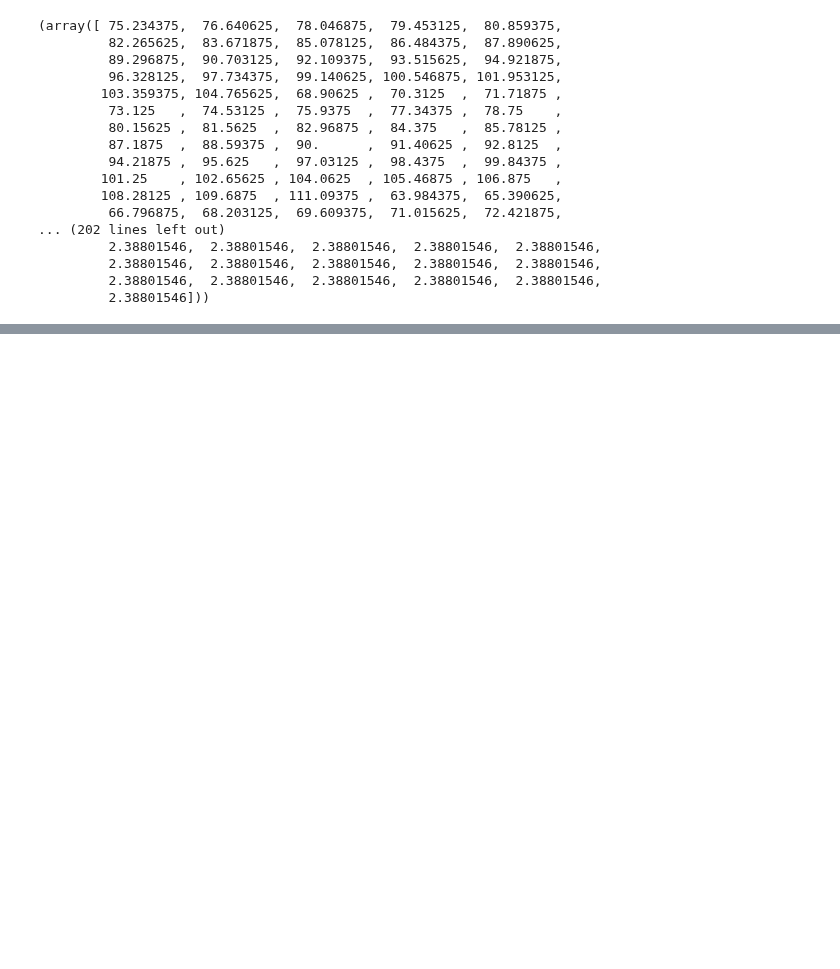
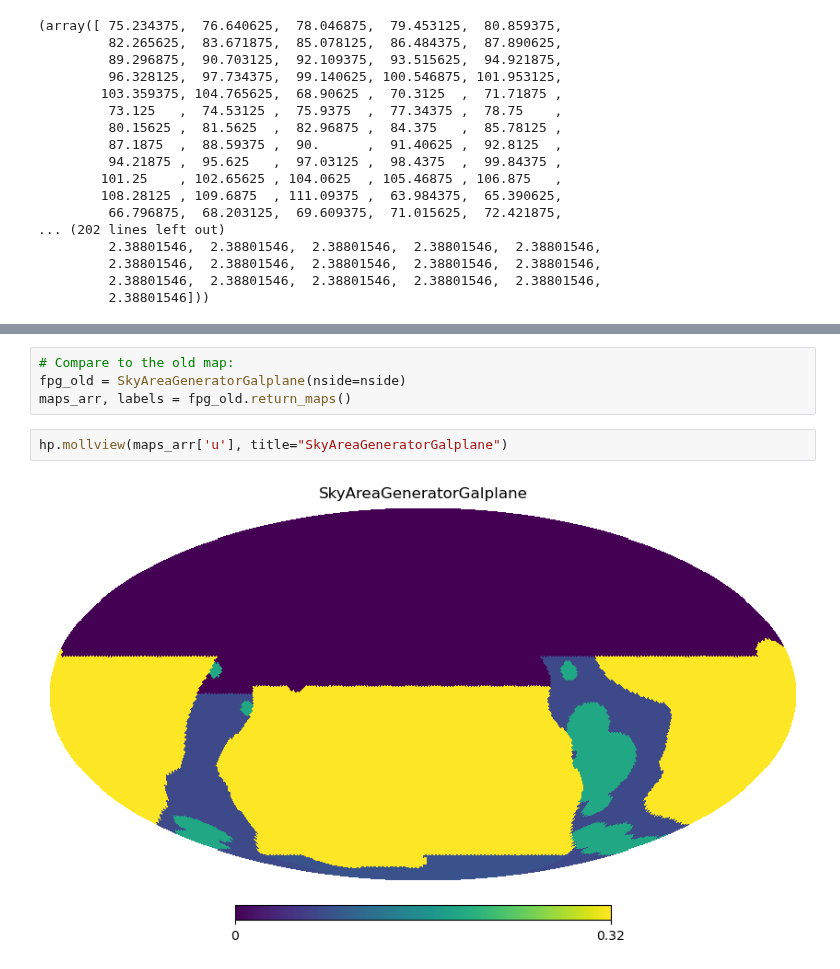
Before and after one commit to yoachim/23_Scratch, a Jupyter notebook: footprint_check/check_footprint.ipynb, the cells around one changed output, grey strips where cells are left out. Cells and saved outputs as stored; diff of their text form; blank space fills up the shorter version.

```diff
--- a/footprint_check/check_footprint.ipynb
+++ b/footprint_check/check_footprint.ipynb
@@ -182,0 +168,8 @@ hpid2_ra_dec(nside,border_hpids)
+# %%
+# Compare to the old map:
+fpg_old = SkyAreaGeneratorGalplane(nside=nside)
+maps_arr, labels = fpg_old.return_maps()
+# %%
+hp.mollview(maps_arr['u'], title="SkyAreaGeneratorGalplane")
+# %% [output]
+[figure, added]
```
Also changed, not shown: parts of 6 cells of this notebook.
